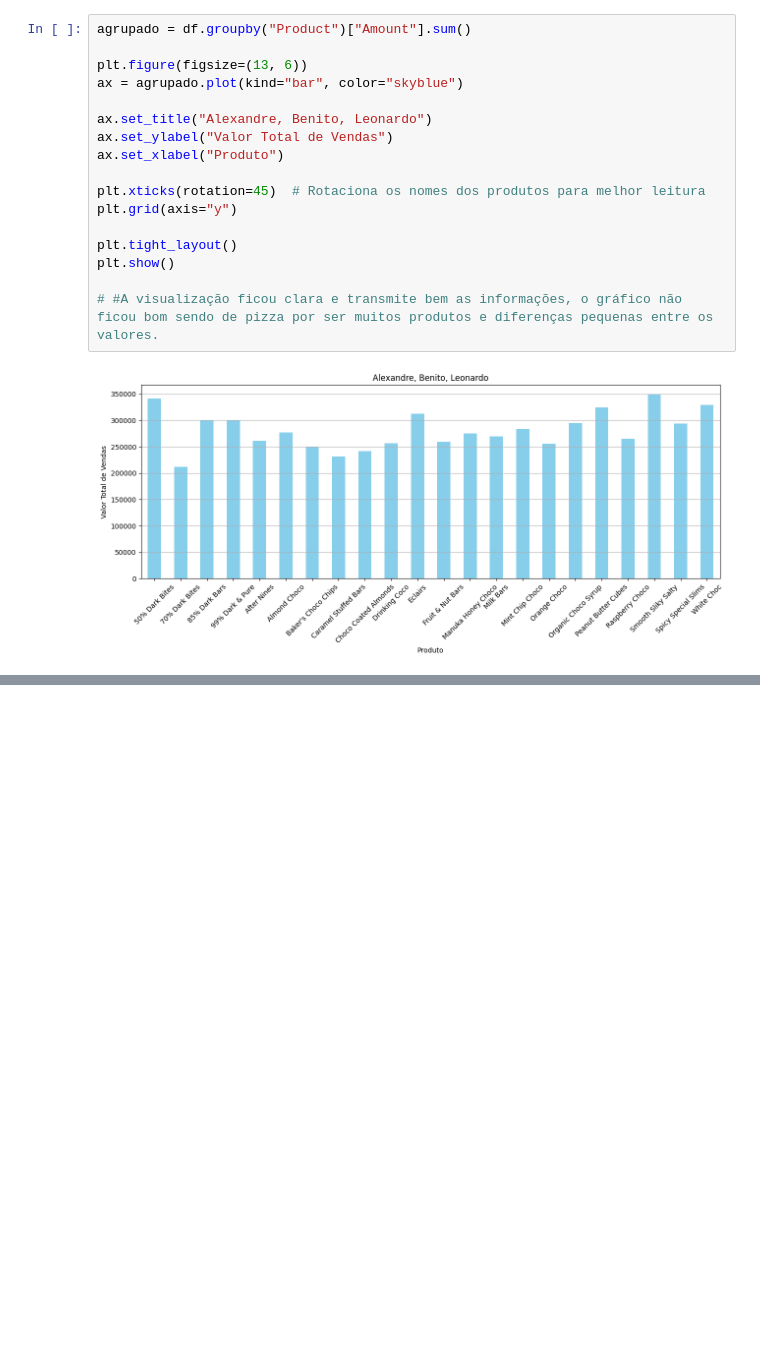
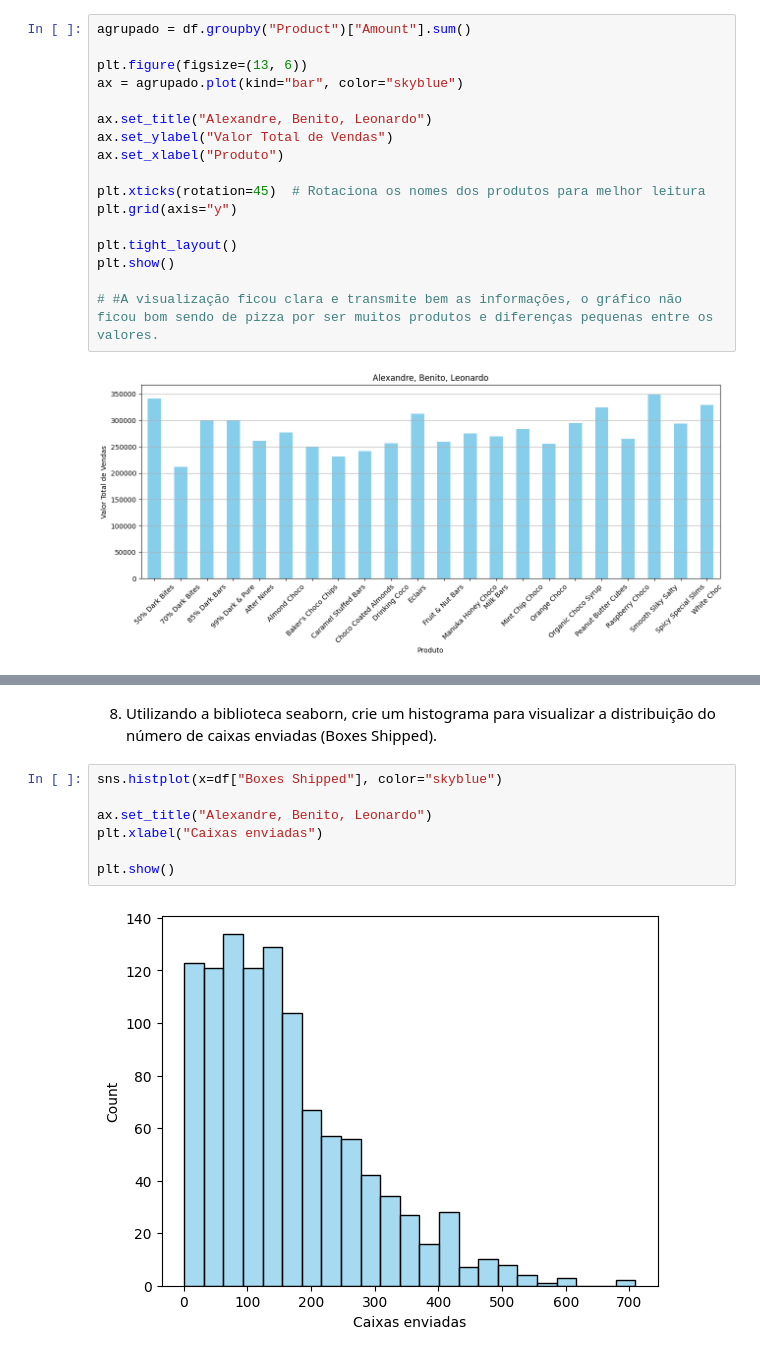
Before and after one commit to LeonardoDanna/visudedados, a Jupyter notebook: visudedados.ipynb, the cells around one changed output, grey strips where cells are left out. Saved outputs shown, nothing was run; the diff lists cells and outputs as text; blank space fills up the shorter version.

```diff
--- a/visudedados.ipynb
+++ b/visudedados.ipynb
@@ -185,0 +199,11 @@ plt.show()
+# %% [markdown]
+8) Utilizando a biblioteca seaborn, crie um histograma para visualizar a distribuição do número de caixas enviadas (Boxes Shipped).
+# %%
+sns.histplot(x=df["Boxes Shipped"], color="skyblue")
+
+ax.set_title("Alexandre, Benito, Leonardo")
+plt.xlabel("Caixas enviadas")
+
+plt.show()
+# %% [output]
+[figure, added]
```
Also changed, not shown: parts of 5 cells of this notebook.
